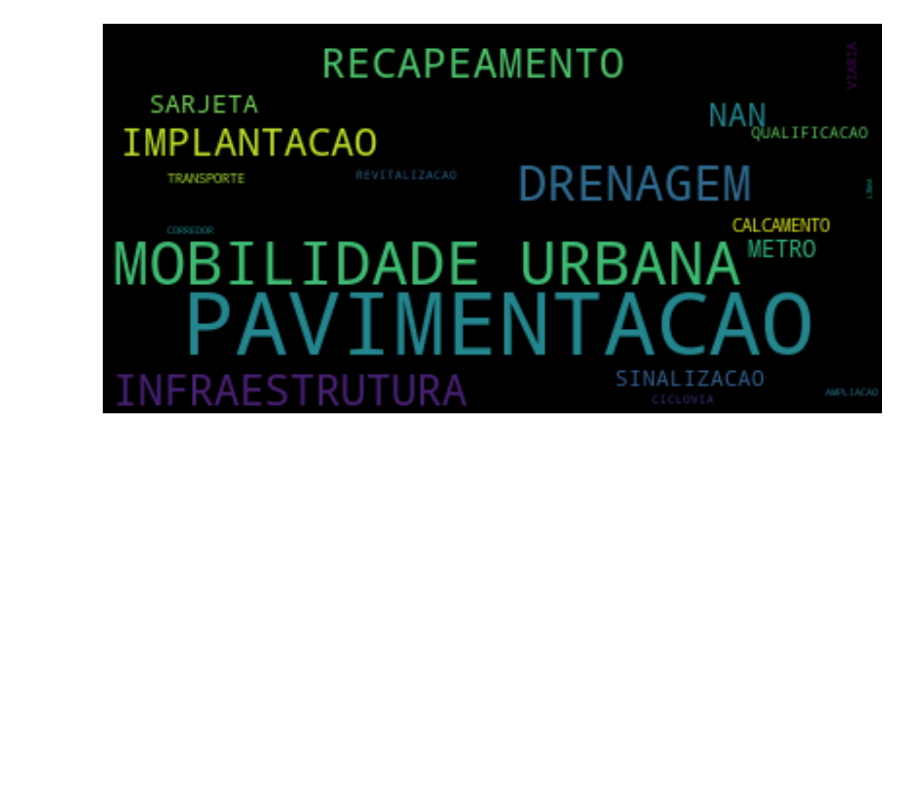
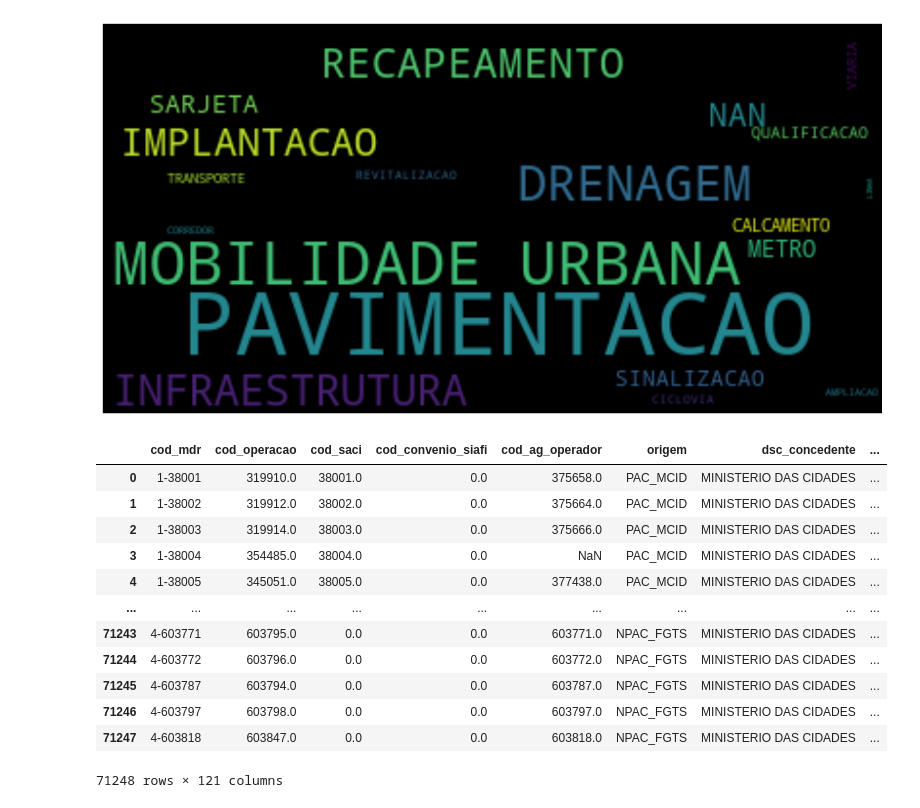
Before and after one commit to anayflima/simu-datathon-2024, a Jupyter notebook: tratamento_de_dados/tratamento_empreendimentos.ipynb, the cells around one changed output. Drawn from its saved outputs; the diff is of its cells as text; code cells hidden in the pictures; blank space fills up the shorter version.

```diff
--- a/tratamento_de_dados/tratamento_empreendimentos.ipynb
+++ b/tratamento_de_dados/tratamento_empreendimentos.ipynb
@@ -165,4 +163,20 @@ plt.axis('off') # remove as bordas
 plt.show() # mostra a word cloud
 # %% [output]
 [figure]
+# %%
+df_trat
+# %% [output]
+|  | cod_mdr | cod_operacao | cod_saci | cod_convenio_siafi | cod_ag_operador | origem | dsc_concedente | ... |
+| 0 | 1-38001 | 319910.0 | 38001.0 | 0.0 | 375658.0 | PAC_MCID | MINISTERIO DAS CIDADES | ... |
+| 1 | 1-38002 | 319912.0 | 38002.0 | 0.0 | 375664.0 | PAC_MCID | MINISTERIO DAS CIDADES | ... |
+| 2 | 1-38003 | 319914.0 | 38003.0 | 0.0 | 375666.0 | PAC_MCID | MINISTERIO DAS CIDADES | ... |
+| 3 | 1-38004 | 354485.0 | 38004.0 | 0.0 | NaN | PAC_MCID | MINISTERIO DAS CIDADES | ... |
+| 4 | 1-38005 | 345051.0 | 38005.0 | 0.0 | 377438.0 | PAC_MCID | MINISTERIO DAS CIDADES | ... |
+| ... | ... | ... | ... | ... | ... | ... | ... | ... |
+| 71243 | 4-603771 | 603795.0 | 0.0 | 0.0 | 603771.0 | NPAC_FGTS | MINISTERIO DAS CIDADES | ... |
+| 71244 | 4-603772 | 603796.0 | 0.0 | 0.0 | 603772.0 | NPAC_FGTS | MINISTERIO DAS CIDADES | ... |
+| 71245 | 4-603787 | 603794.0 | 0.0 | 0.0 | 603787.0 | NPAC_FGTS | MINISTERIO DAS CIDADES | ... |
+| 71246 | 4-603797 | 603798.0 | 0.0 | 0.0 | 603797.0 | NPAC_FGTS | MINISTERIO DAS CIDADES | ... |
+| 71247 | 4-603818 | 603847.0 | 0.0 | 0.0 | 603818.0 | NPAC_FGTS | MINISTERIO DAS CIDADES | ... |
+71248 rows × 121 columns
 # %%
```
Also changed, not shown: parts of 5 cells of this notebook, 2 other files.
